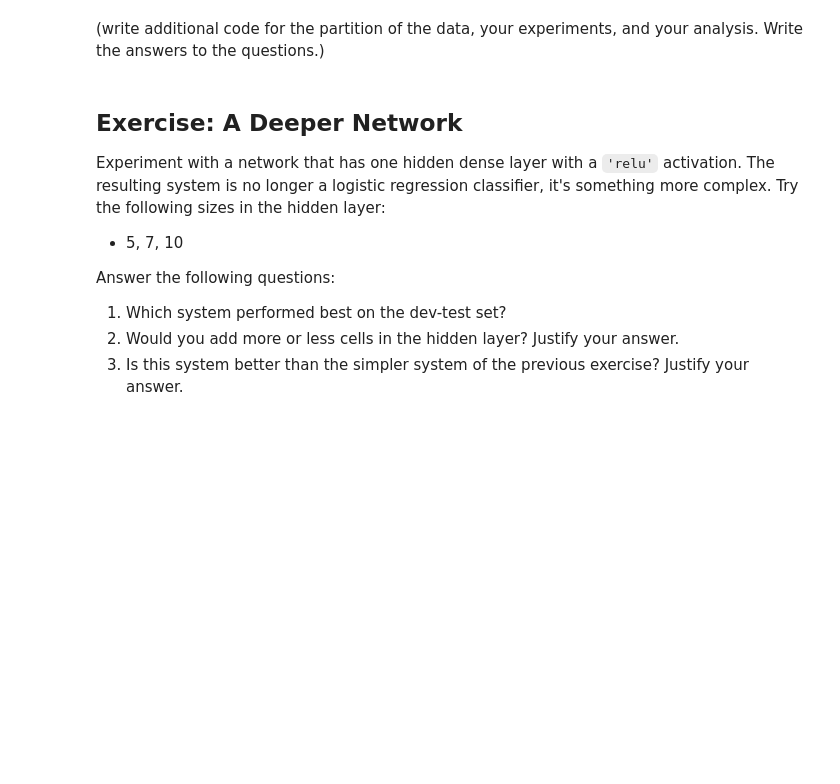
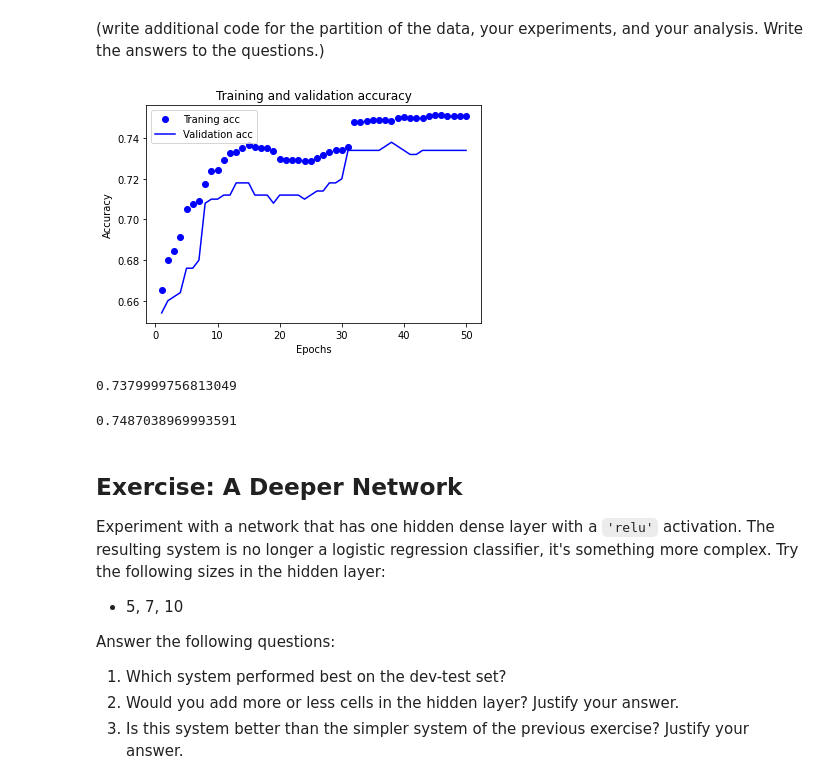
Before and after one commit to COMP3220/2022S1, a Jupyter notebook: practicals/Practical Week 04.ipynb, the cells around one changed output. Saved outputs shown, nothing was run; the diff lists cells and outputs as text; code cells hidden in the pictures; blank space fills up the shorter version.

```diff
--- a/practicals/Practical Week 04.ipynb
+++ b/practicals/Practical Week 04.ipynb
@@ -162,6 +163,36 @@ Non-trainable params: 0
 _________________________________________________________________
 # %% [markdown]
 (write additional code for the partition of the data, your experiments, and your analysis. Write the answers to the questions.)
+# %%
+%matplotlib inline
+import matplotlib.pyplot as plt
+history_dict = history.history
+loss_values = history_dict['loss']
+val_loss_values = history_dict['val_loss']
+acc = history_dict['acc']
+val_acc = history_dict['val_acc']
+epochs = range(1, len(acc)+1)
+
+plt.plot(epochs, acc, 'bo', label = 'Traning acc')
+plt.plot(epochs, val_acc,'b', label = 'Validation acc')
+plt.title('Training and validation accuracy')
+plt.xlabel('Epochs')
+plt.ylabel('Accuracy')
+plt.legend()
+plt.show()
+# %% [output]
+[figure, added]
+# %%
+#what is the best result on the validation set?
+
+np.max(val_acc)
+# %% [output]
+0.7379999756813049
+# %%
+#At the epoch with best result on  the validation set, what is the result on the training set?
+acc[np.argmax(val_acc)]
+# %% [output]
+0.7487038969993591
 # %% [markdown]
 ## Exercise: A Deeper Network
 Experiment with a network that has one hidden dense layer with a `'relu'` activation. The resulting system is no longer a logistic regression classifier, it's something more complex. Try the following sizes in the hidden layer:
```
Also changed, not shown: parts of 6 cells of this notebook.
